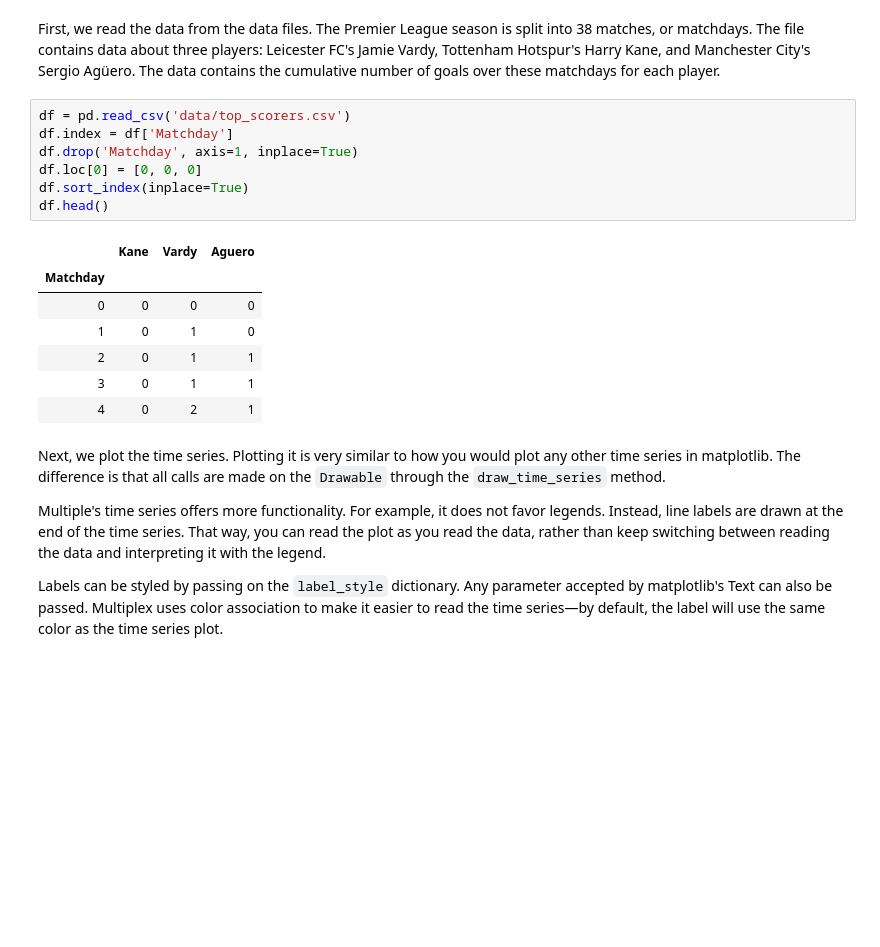
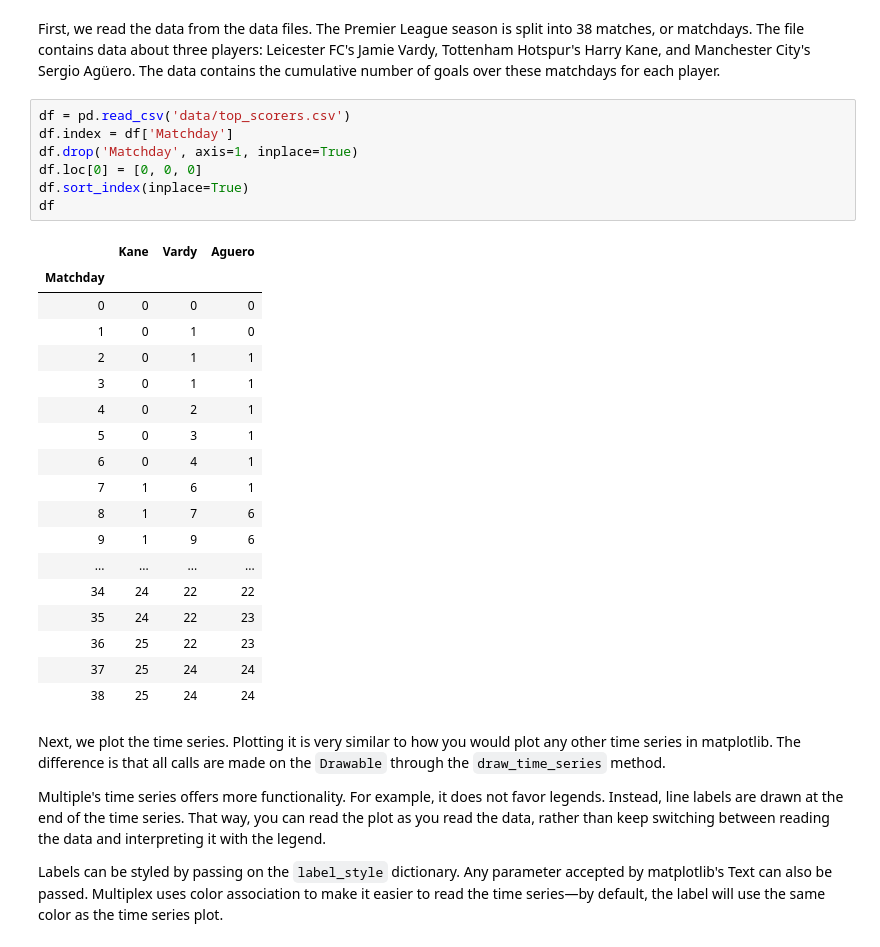
Before and after one commit to NicholasMamo/multiplex-plot, a Jupyter notebook: examples/3. Time Series.ipynb, the cells around one changed output. Cells and saved outputs as stored; diff of their text form; blank space fills up the shorter version.

```diff
--- a/examples/3. Time Series.ipynb
+++ b/examples/3. Time Series.ipynb
@@ -23,18 +23,29 @@ First, we read the data from the data files. The Premier League season is split
 # %%
 df = pd.read_csv('data/top_scorers.csv')
 df.index = df['Matchday']
 df.drop('Matchday', axis=1, inplace=True)
 df.loc[0] = [0, 0, 0]
 df.sort_index(inplace=True)
-df.head()
+df
 # %% [output]
 |  | Kane | Vardy | Aguero |
 | Matchday |  |  |  |
 | 0 | 0 | 0 | 0 |
 | 1 | 0 | 1 | 0 |
 | 2 | 0 | 1 | 1 |
 | 3 | 0 | 1 | 1 |
 | 4 | 0 | 2 | 1 |
+| 5 | 0 | 3 | 1 |
+| 6 | 0 | 4 | 1 |
+| 7 | 1 | 6 | 1 |
+| 8 | 1 | 7 | 6 |
+| 9 | 1 | 9 | 6 |
+| ... | ... | ... | ... |
+| 34 | 24 | 22 | 22 |
+| 35 | 24 | 22 | 23 |
+| 36 | 25 | 22 | 23 |
+| 37 | 25 | 24 | 24 |
+| 38 | 25 | 24 | 24 |
 # %% [markdown]
 Next, we plot the time series. Plotting it is very similar to how you would plot any other time series in matplotlib. The difference is that all calls are made on the `Drawable` through the `draw_time_series` method.
 
```
Also changed, not shown: parts of 1 cell of this notebook, 2 other files.
